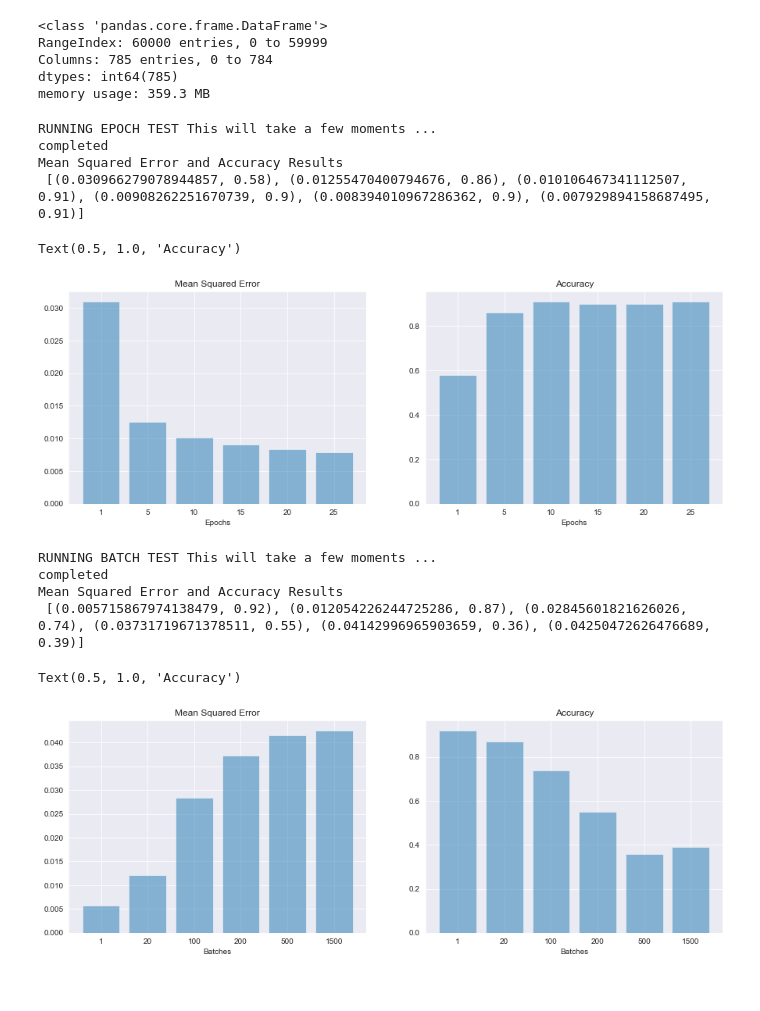
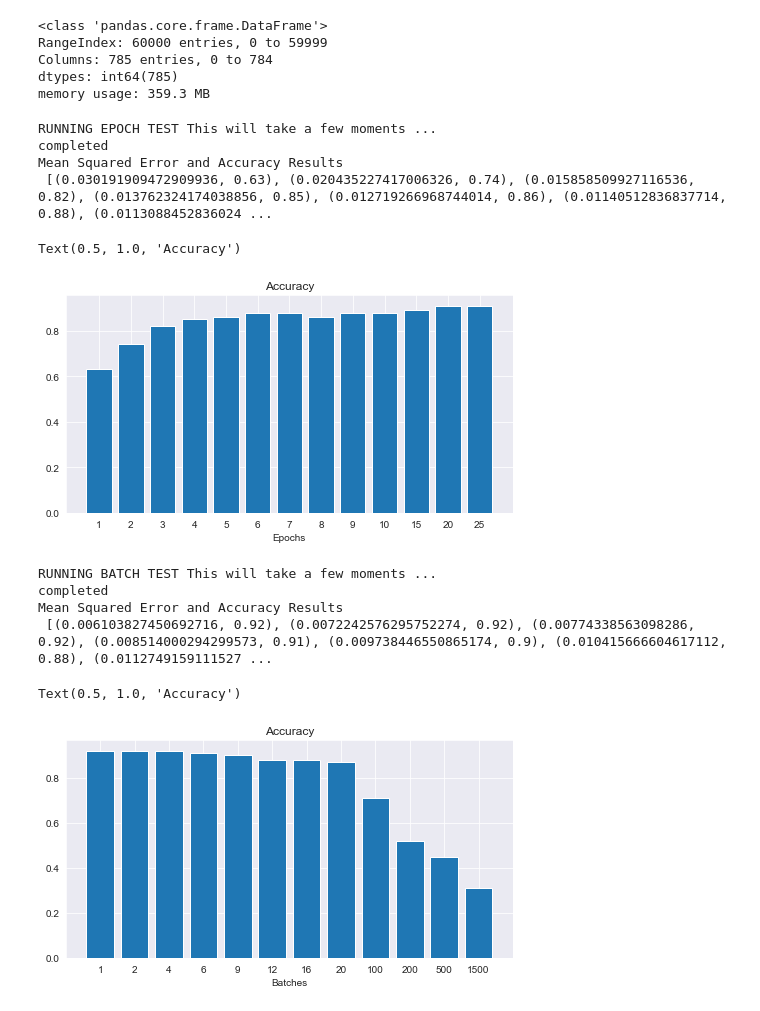
Before and after one commit to CC-Gold-PGW/Adv-AI-Coursework, a Jupyter notebook: coursework1/task1.ipynb, the cells around one changed output. Saved outputs shown, nothing was run; the diff lists cells and outputs as text; code cells hidden in the pictures.

```diff
--- a/coursework1/task1.ipynb
+++ b/coursework1/task1.ipynb
@@ -222,7 +222,7 @@ memory usage: 359.3 MB
 print("RUNNING EPOCH TEST This will take a few moments ...")
 ann_list = []
 train_results_list = []
-epoch_amounts = [1, 5, 10, 15, 20, 25]
+epoch_amounts = [1, 2, 3, 4, 5, 6, 7, 8, 9, 10, 15, 20, 25]
 
 for epoch in epoch_amounts:
     # configure the layers
@@ -239,54 +239,46 @@ for epoch in epoch_amounts:
 print('completed')
 
 #Test Array
 test_results_list = []
 
 for model in ann_list:
     df_test_result = model.test(X_test, y_test)
     mse=df_test_result['mean_squared_error'].values
     acc=df_test_result['accuracy'].values
 
     test_results_list.append((mse[0], acc[0]))
 
     pass
 pass
 
 print ("Mean Squared Error and Accuracy Results \n {}".format(test_results_list))
 
 #Build Chart
 objects = epoch_amounts
 performance = test_results_list
 
 # plot performances bars
-fig, axes = plt.subplots(1, 2, figsize=(15,5))
+fig, axes = plt.subplots(1, 1, figsize=(8,4))
 y_pos = np.arange(len(objects))
-# get mean squared error from performance
-model_mse = [x[0] for x in performance]
-axes[0].bar(y_pos, model_mse, align='center', alpha=0.5)
-axes[0].set_xticks(y_pos)
-axes[0].set_xticklabels(objects)
-axes[0].set_xlabel('Epochs')
-axes[0].set_title('Mean Squared Error')
-
 # plot accuracy from performance
 model_acc = [x[1] for x in performance]
-axes[1].bar(y_pos, model_acc, align='center', alpha=0.5)
-axes[1].set_xticks(y_pos)
-axes[1].set_xticklabels(objects)
-axes[1].set_xlabel('Epochs')
-axes[1].set_title('Accuracy')
+axes.bar(y_pos, model_acc, align='center', alpha=1)
+axes.set_xticks(y_pos)
+axes.set_xticklabels(objects)
+axes.set_xlabel('Epochs')
+axes.set_title('Accuracy')
 # %% [output]
 RUNNING EPOCH TEST This will take a few moments ...
 completed
 Mean Squared Error and Accuracy Results
- [(0.030966279078944857, 0.58), (0.01255470400794676, 0.86), (0.010106467341112507, 0.91), (0.00908262251670739, 0.9), (0.008394010967286362, 0.9), (0.007929894158687495, 0.91)]
+ [(0.030191909472909936, 0.63), (0.020435227417006326, 0.74), (0.015858509927116536, 0.82), (0.013762324174038856, 0.85), (0.012719266968744014, 0.86), (0.01140512836837714, 0.88), (0.0113088452836024 ...
 Text(0.5, 1.0, 'Accuracy')
-[figure, old version]
+[figure, new version]
 # %%
 print("RUNNING BATCH TEST This will take a few moments ...")
 ann_list = []
 train_results_list = []
-batch_sizes = [1, 20, 100, 200, 500, len(X_train)]
+batch_sizes = [1, 2, 4, 6, 9, 12, 16, 20, 100, 200, 500, len(X_train)]
 
 for batch_size in batch_sizes:
     # configure the layers
@@ -322,30 +314,22 @@ objects = batch_sizes
 performance = test_results_list
 
 # plot performances bars
-fig, axes = plt.subplots(1, 2, figsize=(15,5))
+fig, axes = plt.subplots(1, 1, figsize=(8,4))
 y_pos = np.arange(len(objects))
-# get mean squared error from performance
-model_mse = [x[0] for x in performance]
-axes[0].bar(y_pos, model_mse, align='center', alpha=0.5)
-axes[0].set_xticks(y_pos)
-axes[0].set_xticklabels(objects)
-axes[0].set_xlabel('Batches')
-axes[0].set_title('Mean Squared Error')
-
 # plot accuracy from performance
 model_acc = [x[1] for x in performance]
-axes[1].bar(y_pos, model_acc, align='center', alpha=0.5)
-axes[1].set_xticks(y_pos)
-axes[1].set_xticklabels(objects)
-axes[1].set_xlabel('Batches')
-axes[1].set_title('Accuracy')
+axes.bar(y_pos, model_acc, align='center', alpha=1)
+axes.set_xticks(y_pos)
+axes.set_xticklabels(objects)
+axes.set_xlabel('Batches')
+axes.set_title('Accuracy')
 # %% [output]
 RUNNING BATCH TEST This will take a few moments ...
 completed
 Mean Squared Error and Accuracy Results
- [(0.005715867974138479, 0.92), (0.012054226244725286, 0.87), (0.02845601821626026, 0.74), (0.03731719671378511, 0.55), (0.04142996965903659, 0.36), (0.04250472626476689, 0.39)]
+ [(0.006103827450692716, 0.92), (0.0072242576295752274, 0.92), (0.00774338563098286, 0.92), (0.008514000294299573, 0.91), (0.009738446550865174, 0.9), (0.010415666604617112, 0.88), (0.0112749159111527 ...
 Text(0.5, 1.0, 'Accuracy')
-[figure, old version]
+[figure, new version]
 # %%
 print("RUNNING LEARNING RATE TEST This will take a few moments ...")
 ann_list = []
```
Also changed, not shown: parts of 1 cell of this notebook, 1 other file.
